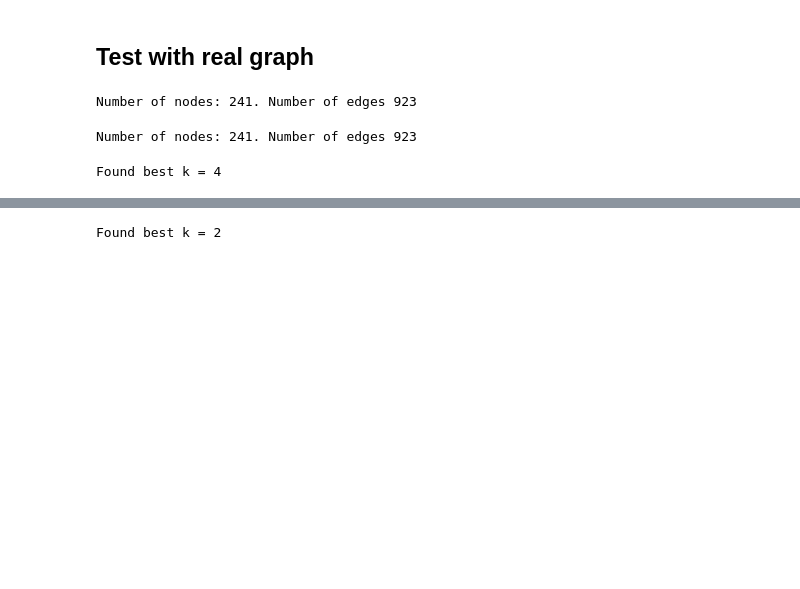
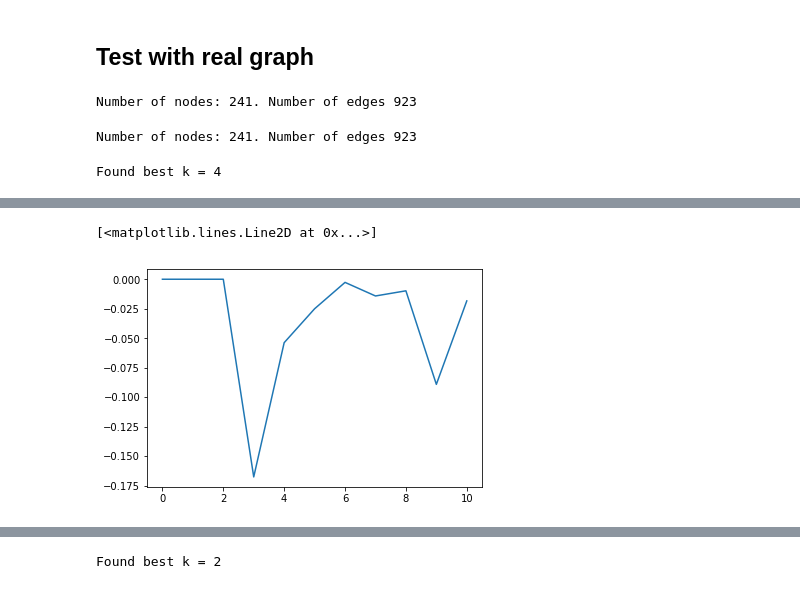
Before and after one commit to gioruffa/ID2222_DataMining_Assignments, a Jupyter notebook: 4_graph_spectra/graph-spectra.ipynb, the cells around one changed output, grey strips where cells are left out. Drawn from its saved outputs; the diff is of its cells as text; code cells hidden in the pictures; blank space fills up the shorter version.

```diff
--- a/4_graph_spectra/graph-spectra.ipynb
+++ b/4_graph_spectra/graph-spectra.ipynb
@@ -263,0 +329,5 @@ First 11 eigenvalues (sorted):
+# %%
+plt.plot(range(len(ex1_eigenval_sorted)-1)[:11], np.diff(ex1_eigenval_sorted)[:11])
+# %% [output]
+[<matplotlib.lines.Line2D at 0x...>]
+[figure, added]
```
Also changed, not shown: parts of 36 cells of this notebook.
